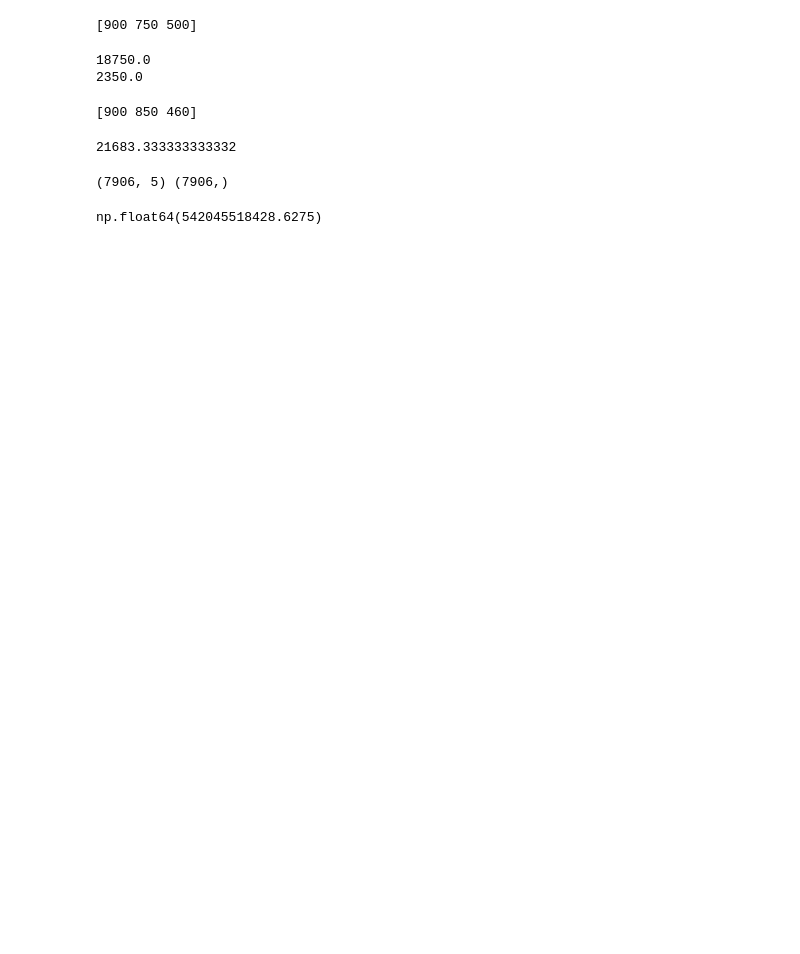
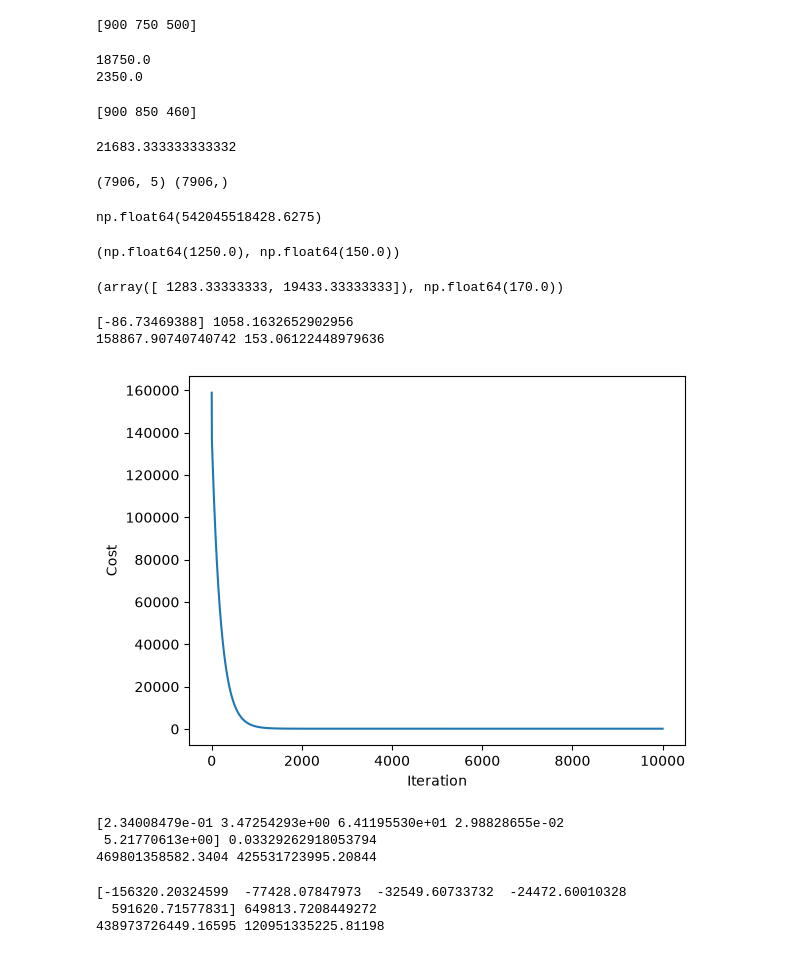
Before and after one commit to yagmurcengizxx/cp1-car-price, a Jupyter notebook: cp1.ipynb, the cells around one changed output. Drawn from its saved outputs; the diff is of its cells as text; code cells hidden in the pictures; blank space fills up the shorter version.

Commit message:
Gradient descent and feature scaling experiment

```diff
--- a/cp1.ipynb
+++ b/cp1.ipynb
@@ -186,3 +186,81 @@ compute_cost(X_train, y_train, w, b)
 # %% [output]
 (7906, 5) (7906,)
 np.float64(542045518428.6275)
+# %%
+def compute_gradient(x,y,w,b):
+    predictions = x * w + b
+    error = predictions - y
+    dj_dw = np.sum(error*x) / len(x)
+    dj_db = np.sum(error) / len(x)
+    return dj_dw, dj_db
+
+x = np.array([2, 5, 10])
+y = np.array([900, 600, 200])
+print(compute_gradient(x,y,-50,1000))
+# %% [output]
+(np.float64(1250.0), np.float64(150.0))
+# %%
+def compute_gradient(X,y,w,b):
+    predictions = X @ w + b
+    error = predictions - y
+    dj_dw = X.T @ error / len(X)
+    dj_db = np.sum(error) / len(X)
+    return dj_dw, dj_db
+
+X = np.array([[2, 100], [5, 150], [10, 80]])
+y = np.array([900, 600, 200])
+w = np.array([-50, 2])
+b = 800
+print(compute_gradient(X, y, w, b))
+# %% [output]
+(array([ 1283.33333333, 19433.33333333]), np.float64(170.0))
+# %%
+def gradient_descent(X, y, w_in, b_in, alpha, num_iters):
+    J_history = []
+    for i in range(num_iters):
+        dj_dw, dj_db = compute_gradient(X, y, w_in, b_in)
+        w_in = w_in - alpha * dj_dw
+        b_in = b_in - alpha * dj_db
+
+        J_history.append(compute_cost(X, y, w_in, b_in))
+    return w_in, b_in, J_history
+
+X = np.array([[2], [5], [10]])
+y = np.array([900, 600, 200])
+w, b, J_history = gradient_descent(X, y, np.zeros(1), 0, 0.01, 10000)
+
+print(w, b)
+print(J_history[0], J_history[-1])
+# %% [output]
+[-86.73469388] 1058.1632652902956
+158867.90740740742 153.06122448979636
+# %%
+plt.plot(J_history)
+plt.xlabel("Iteration")
+plt.ylabel("Cost")
+plt.show()
+# %% [output]
+[figure, added]
+# %%
+w, b, J_hitory = gradient_descent(X_train, y_train, np.zeros(5), 0, 1e-10, 1000)
+print(w, b)
+print(J_hitory[0], J_hitory[-1])
+# %% [output]
+[2.34008479e-01 3.47254293e+00 6.41195530e+01 2.98828655e-02
+ 5.21770613e+00] 0.03329262918053794
+469801358582.3404 425531723995.20844
+# %%
+def zscore_normalize(X):
+    mu = np.mean(X, axis=0)
+    sigma = np.std(X, axis=0)
+    X_norm = (X - mu) / sigma
+    return X_norm, mu, sigma
+
+X_norm, mu, sigma = zscore_normalize(X_train)
+w, b, J_history = gradient_descent(X_norm, y_train, np.zeros(5), 0, 0.1, 1000)
+print(w, b)
+print(J_history[0], J_history[-1])
+# %% [output]
+[-156320.20324599  -77428.07847973  -32549.60733732  -24472.60010328
+  591620.71577831] 649813.7208449272
+438973726449.16595 120951335225.81198
```
Also changed, not shown: 1 other file.
